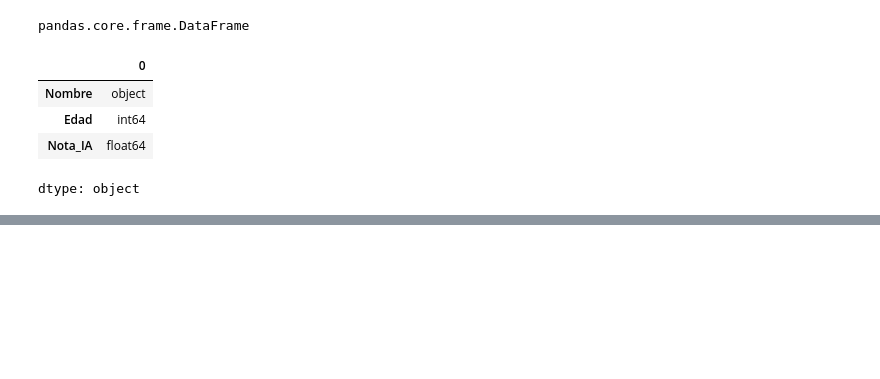
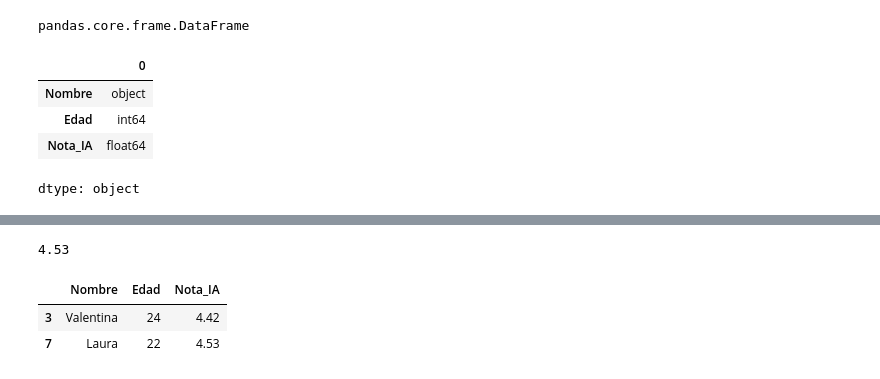
Before and after one commit to MiguelVargaszzz/ClaseInteligenciaArtificial, a Jupyter notebook: EDA_Apuntes_de_Clase.ipynb, the cells around one changed output, grey strips where cells are left out. Saved outputs shown, nothing was run; the diff lists cells and outputs as text; code cells hidden in the pictures; blank space fills up the shorter version.

```diff
--- a/EDA_Apuntes_de_Clase.ipynb
+++ b/EDA_Apuntes_de_Clase.ipynb
@@ -180,0 +186,10 @@ alumnos["Edad"].mean()
+# %%
+alumnos.Nota_IA.max()
+# %% [output]
+4.53
+# %%
+alumnos[alumnos.Nota_IA>= 3.5]
+# %% [output]
+|  | Nombre | Edad | Nota_IA |
+| 3 | Valentina | 24 | 4.42 |
+| 7 | Laura | 22 | 4.53 |
```
Also changed, not shown: parts of 12 cells of this notebook.
